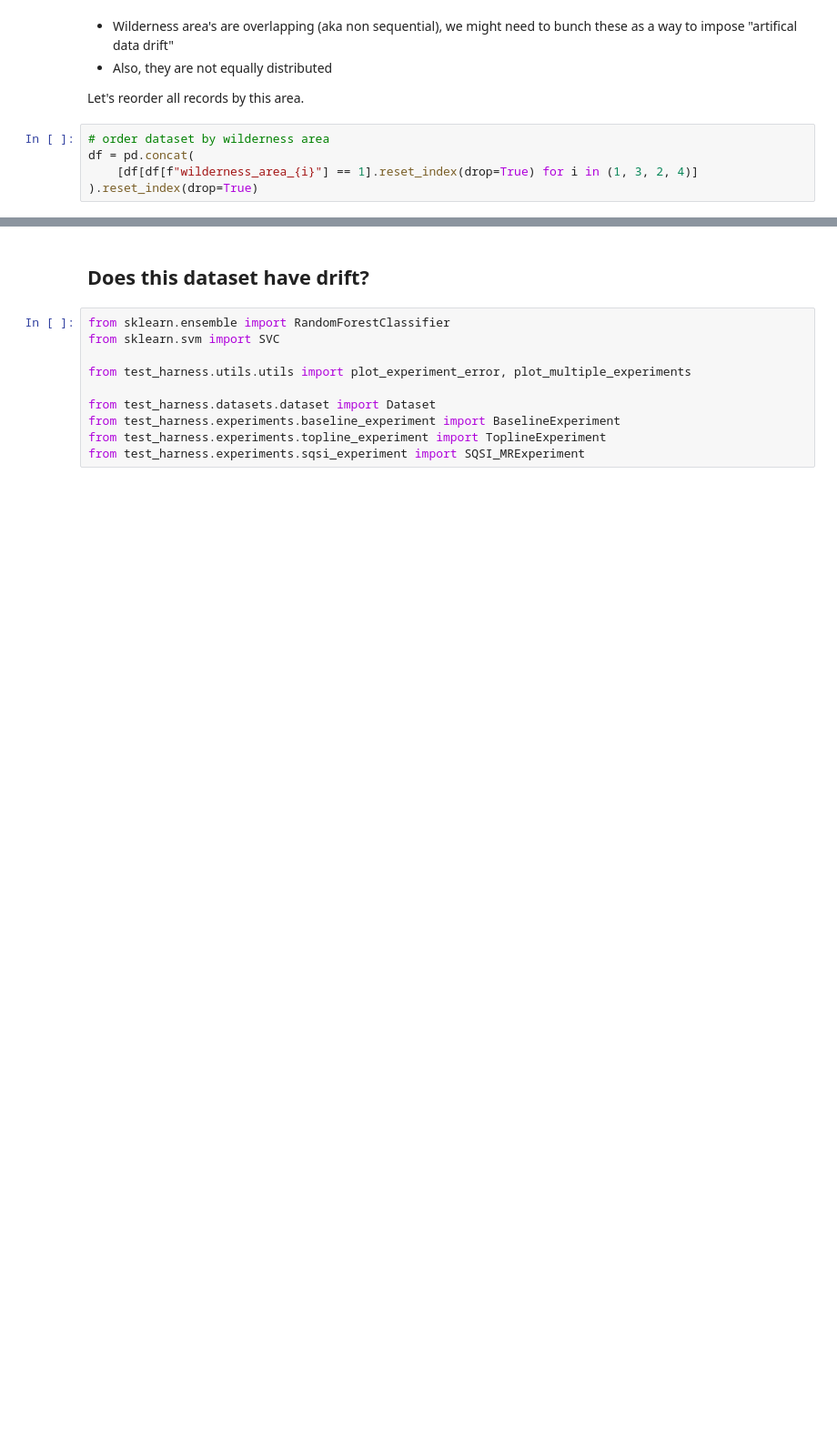
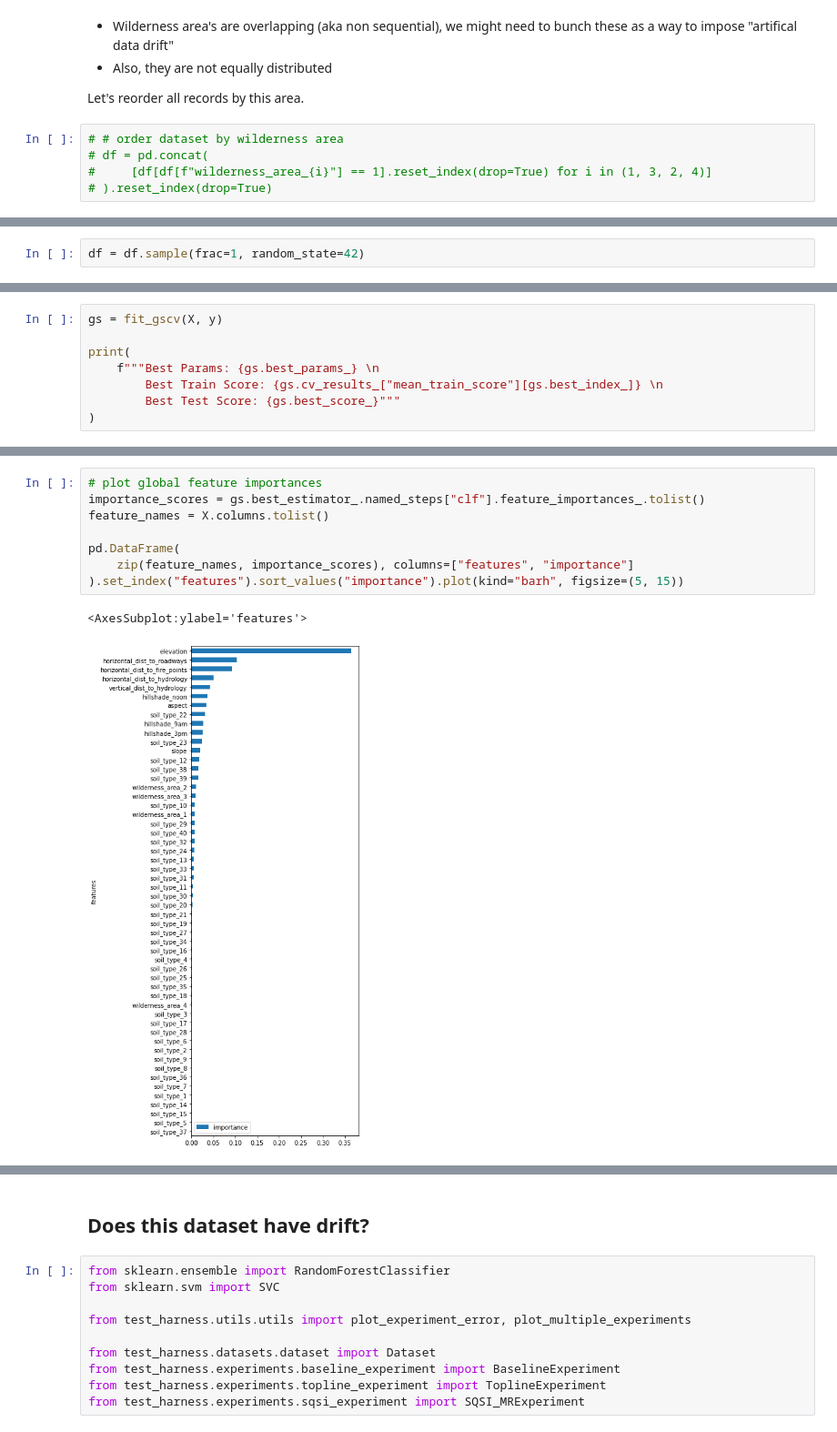
Before and after one commit to fastforwardlabs/concept-drift, a Jupyter notebook: notebooks/Covertype_EDA.ipynb, the cells around one changed output, grey strips where cells are left out. Shown: that part at 91% size. Saved outputs shown, nothing was run; the diff lists cells and outputs as text; blank space fills up the shorter version.

```diff
--- a/notebooks/Covertype_EDA.ipynb
+++ b/notebooks/Covertype_EDA.ipynb
@@ -138,10 +148,10 @@ dtype: int64
 
 Let's reorder all records by this area.
 # %%
-# order dataset by wilderness area
-df = pd.concat(
-    [df[df[f"wilderness_area_{i}"] == 1].reset_index(drop=True) for i in (1, 3, 2, 4)]
-).reset_index(drop=True)
+# # order dataset by wilderness area
+# df = pd.concat(
+#     [df[df[f"wilderness_area_{i}"] == 1].reset_index(drop=True) for i in (1, 3, 2, 4)]
+# ).reset_index(drop=True)
 # %% [output]
 [interactive output not drawn]
 # %%
@@ -153,0 +177,2 @@ df = pd.concat(
+# %%
+df = df.sample(frac=1, random_state=42)
@@ -153,0 +223,8 @@ df = pd.concat(
+# %%
+gs = fit_gscv(X, y)
+
+print(
+    f"""Best Params: {gs.best_params_} \n
+        Best Train Score: {gs.cv_results_["mean_train_score"][gs.best_index_]} \n
+        Best Test Score: {gs.best_score_}"""
+)
@@ -153,0 +238,11 @@ df = pd.concat(
+# %%
+# plot global feature importances
+importance_scores = gs.best_estimator_.named_steps["clf"].feature_importances_.tolist()
+feature_names = X.columns.tolist()
+
+pd.DataFrame(
+    zip(feature_names, importance_scores), columns=["features", "importance"]
+).set_index("features").sort_values("importance").plot(kind="barh", figsize=(5, 15))
+# %% [output]
+<AxesSubplot:ylabel='features'>
+[figure, added]
```
Also changed, not shown: parts of 36 cells of this notebook.
